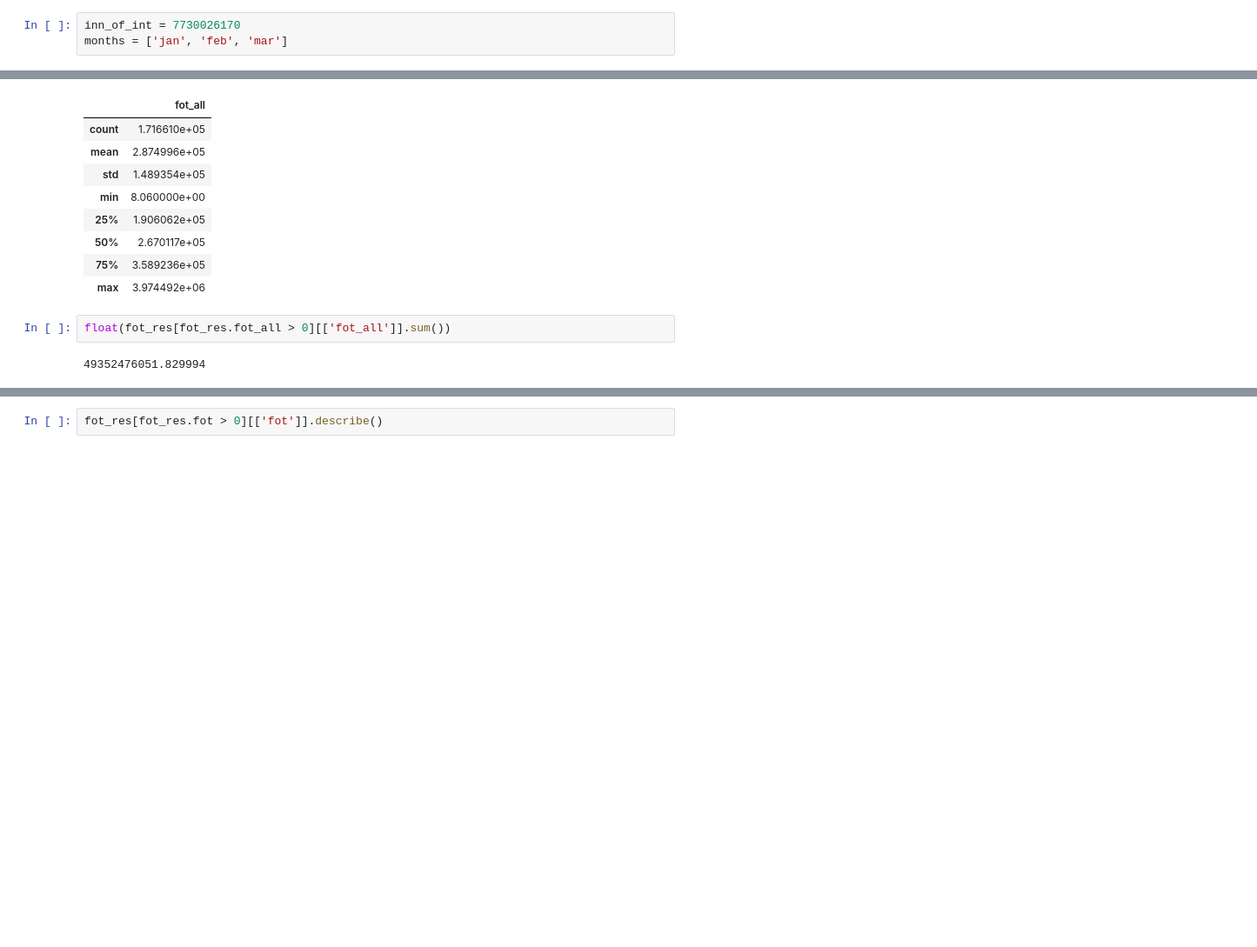
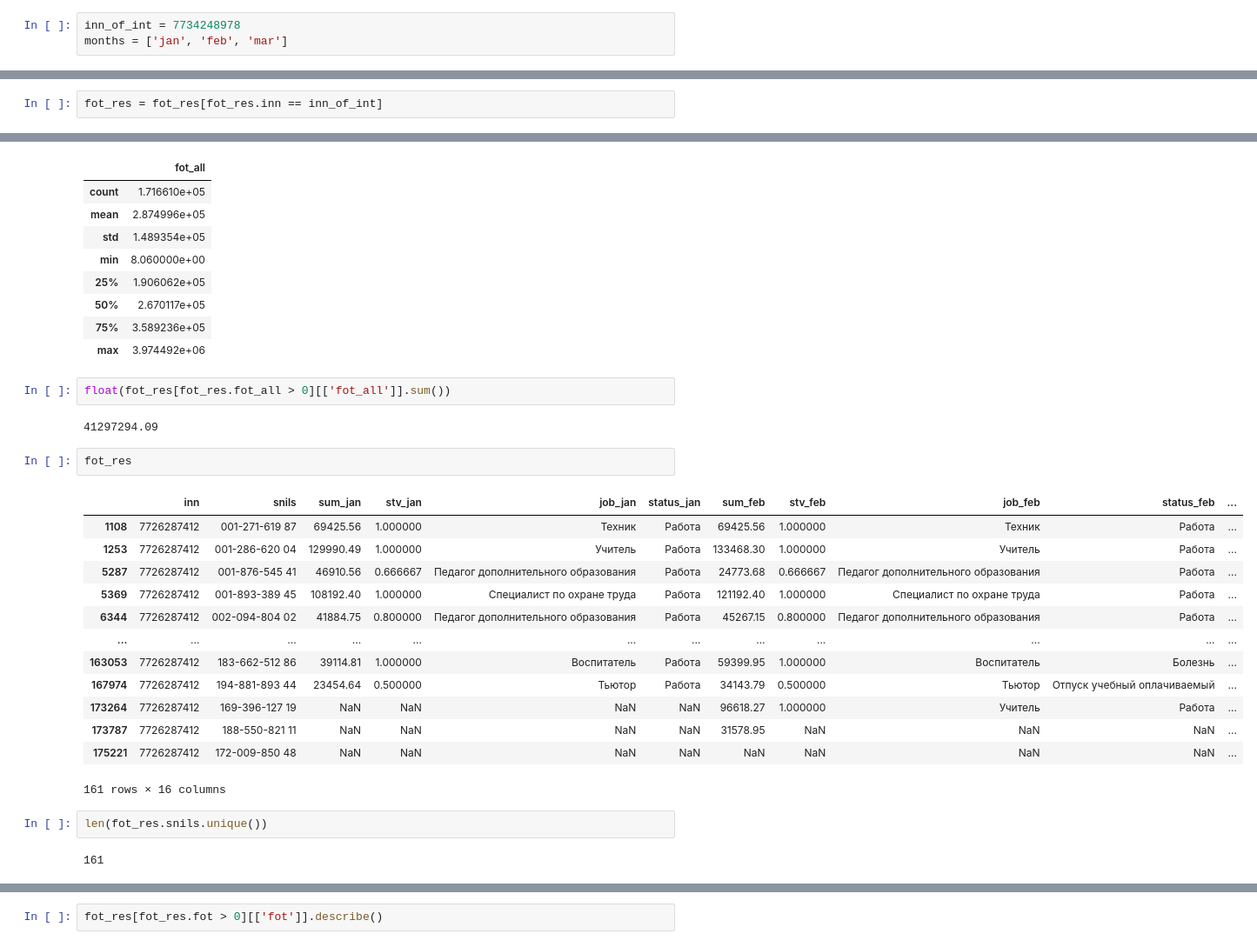
Before and after one commit to Mr-Maxraw/cfo-parser, a Jupyter notebook: counting/redezil.ipynb, the cells around one changed output, grey strips where cells are left out. Shown at 87% size. Cells and saved outputs as stored; diff of their text form; blank space fills up the shorter version.

```diff
--- a/counting/redezil.ipynb
+++ b/counting/redezil.ipynb
@@ -26,7 +26,7 @@ def load_data(file):
     sums = sums.rename(columns = {'inn_y': 'inn', 'sum_x': 'sum_' + file, 'job':'job_' + file, 'stv': 'stv_' + file})
     return sums
 # %%
-inn_of_int = 7730026170
+inn_of_int = 7734248978
 months = ['jan', 'feb', 'mar']
 # %% [markdown]
 7730026170 - school 67
@@ -188,3 +192,5 @@ fot_res[]
+# %%
+fot_res = fot_res[fot_res.inn == inn_of_int]
 # %%
 ped, isp, aup = load_groups('input')
 # %%
@@ -222,4 +228,24 @@ fot_res[fot_res.fot_all > 0][['fot_all']].describe()
 # %%
 float(fot_res[fot_res.fot_all > 0][['fot_all']].sum())
 # %% [output]
-49352476051.829994
+41297294.09
+# %%
+fot_res
+# %% [output]
+|  | inn | snils | sum_jan | stv_jan | job_jan | status_jan | sum_feb | stv_feb | job_feb | status_feb | ... |
+| 1108 | 7726287412 | 001-271-619 87 | 69425.56 | 1.000000 | Техник | Работа | 69425.56 | 1.000000 | Техник | Работа | ... |
+| 1253 | 7726287412 | 001-286-620 04 | 129990.49 | 1.000000 | Учитель | Работа | 133468.30 | 1.000000 | Учитель | Работа | ... |
+| 5287 | 7726287412 | 001-876-545 41 | 46910.56 | 0.666667 | Педагог дополнительного образования | Работа | 24773.68 | 0.666667 | Педагог дополнительного образования | Работа | ... |
+| 5369 | 7726287412 | 001-893-389 45 | 108192.40 | 1.000000 | Специалист по охране труда | Работа | 121192.40 | 1.000000 | Специалист по охране труда | Работа | ... |
+| 6344 | 7726287412 | 002-094-804 02 | 41884.75 | 0.800000 | Педагог дополнительного образования | Работа | 45267.15 | 0.800000 | Педагог дополнительного образования | Работа | ... |
+| ... | ... | ... | ... | ... | ... | ... | ... | ... | ... | ... | ... |
+| 163053 | 7726287412 | 183-662-512 86 | 39114.81 | 1.000000 | Воспитатель | Работа | 59399.95 | 1.000000 | Воспитатель | Болезнь | ... |
+| 167974 | 7726287412 | 194-881-893 44 | 23454.64 | 0.500000 | Тьютор | Работа | 34143.79 | 0.500000 | Тьютор | Отпуск учебный оплачиваемый | ... |
+| 173264 | 7726287412 | 169-396-127 19 | NaN | NaN | NaN | NaN | 96618.27 | 1.000000 | Учитель | Работа | ... |
+| 173787 | 7726287412 | 188-550-821 11 | NaN | NaN | NaN | NaN | 31578.95 | NaN | NaN | NaN | ... |
+| 175221 | 7726287412 | 172-009-850 48 | NaN | NaN | NaN | NaN | NaN | NaN | NaN | NaN | ... |
+161 rows × 16 columns
+# %%
+len(fot_res.snils.unique())
+# %% [output]
+161
```
Also changed, not shown: parts of 6 cells of this notebook, 6 other files.
